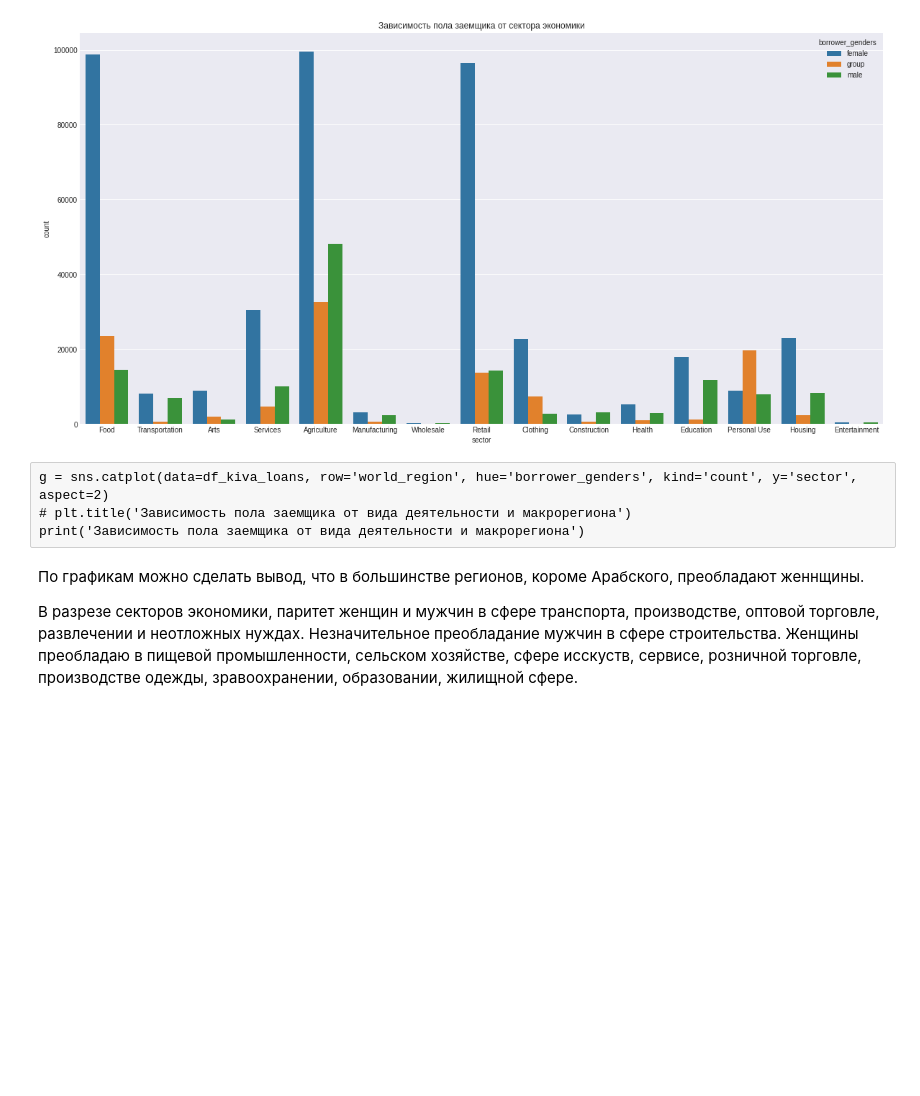
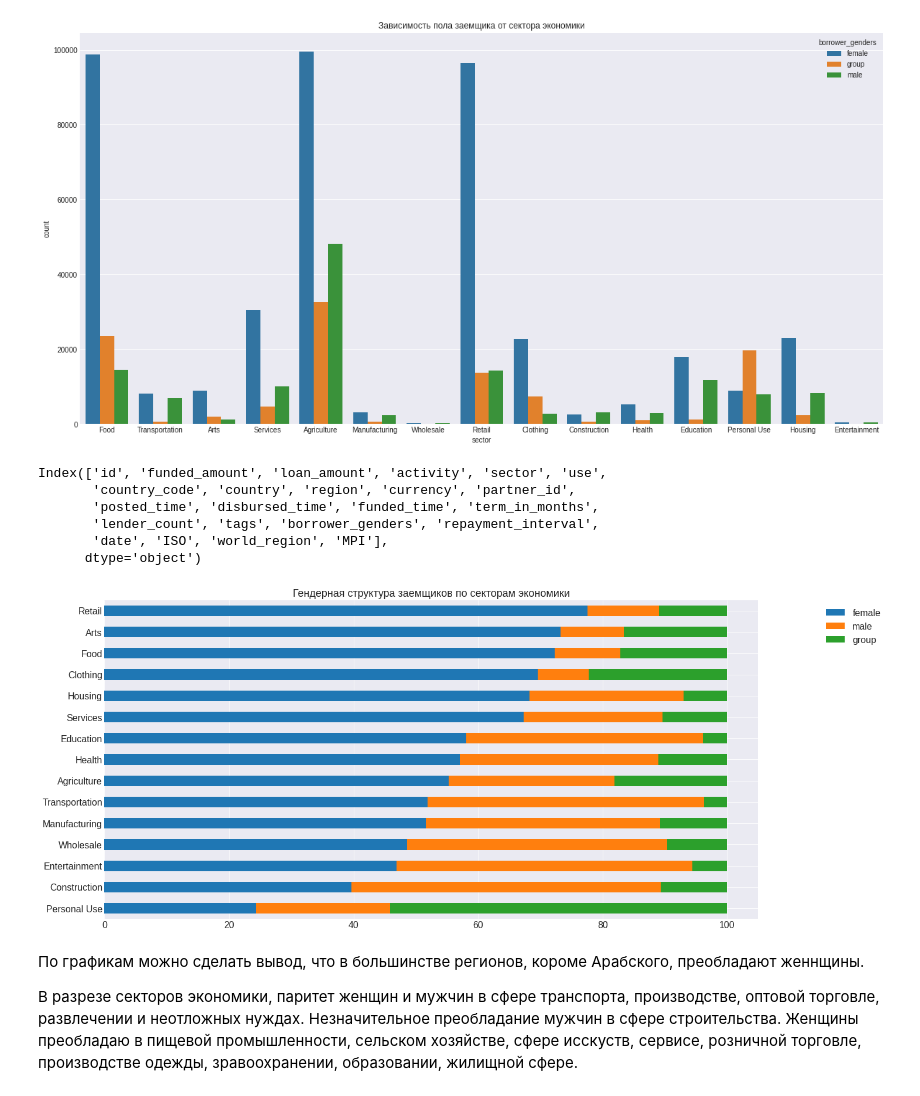
Before and after one commit to ddmitry80/ds_junior_analytics, a Jupyter notebook: Разведочный анализ данных EDA/Домашка/Мастер_класс_Разведочный_анализ_данных_&_Подготовка_отчетов_Конспект.ipynb, the cells around one changed output. Cells and saved outputs as stored; diff of their text form; code cells hidden in the pictures; blank space fills up the shorter version.

```diff
--- a/Разведочный анализ данных EDA/Домашка/Мастер_класс_Разведочный_анализ_данных_&_Подготовка_отчетов_Конспект.ipynb
+++ b/Разведочный анализ данных EDA/Домашка/Мастер_класс_Разведочный_анализ_данных_&_Подготовка_отчетов_Конспект.ipynb
@@ -960,10 +984,40 @@ plt.title('Зависимость пола заемщика от сектора
 plt.show()
 # %% [output]
 [figure]
-# %% [raw]
-g = sns.catplot(data=df_kiva_loans, row='world_region', hue='borrower_genders', kind='count', y='sector', aspect=2)
-# plt.title('Зависимость пола заемщика от вида деятельности и макрорегиона')
-print('Зависимость пола заемщика от вида деятельности и макрорегиона')
+# %%
+df_kiva_loans.columns
+# %% [output]
+Index(['id', 'funded_amount', 'loan_amount', 'activity', 'sector', 'use',
+       'country_code', 'country', 'region', 'currency', 'partner_id',
+       'posted_time', 'disbursed_time', 'funded_time', 'term_in_months',
+       'lender_count', 'tags', 'borrower_genders', 'repayment_interval',
+       'date', 'ISO', 'world_region', 'MPI'],
+      dtype='object')
+# %%
+sectors = df_kiva_loans['sector'].value_counts()
+df_gender_by_sector = \
+    df_kiva_loans[df_kiva_loans['sector'].isin(sectors.index.values)]\
+    .groupby(['sector', 'borrower_genders'])['borrower_genders']\
+    .count()\
+    .groupby(level=0).apply(lambda x: 100 * x / x.sum())\
+    .unstack('borrower_genders')\
+    .fillna(0)\
+    .sort_values(by=['female', 'male'])
+
+df_gender_by_sector_trimmed = df_gender_by_sector[['female', 'male', 'group']]
+# df_gender_by_sector_trimmed
+# %%
+plot = df_gender_by_sector_trimmed.plot.barh(
+        figsize=(20,10)
+        , fontsize=16
+        , stacked=True
+        , title='Гендерная структура заемщиков по секторам экономики')
+plot.title.set_size(18)
+plot.legend(loc=1, bbox_to_anchor=(1.2, 1), fontsize=16)
+plot.set(ylabel=None, xlabel=None)
+plt.show()
+# %% [output]
+[figure, added]
 # %% [markdown]
 По графикам можно сделать вывод, что в большинстве регионов, короме Арабского, преобладают женнщины.
 
```
Also changed, not shown: parts of 7 cells of this notebook.
